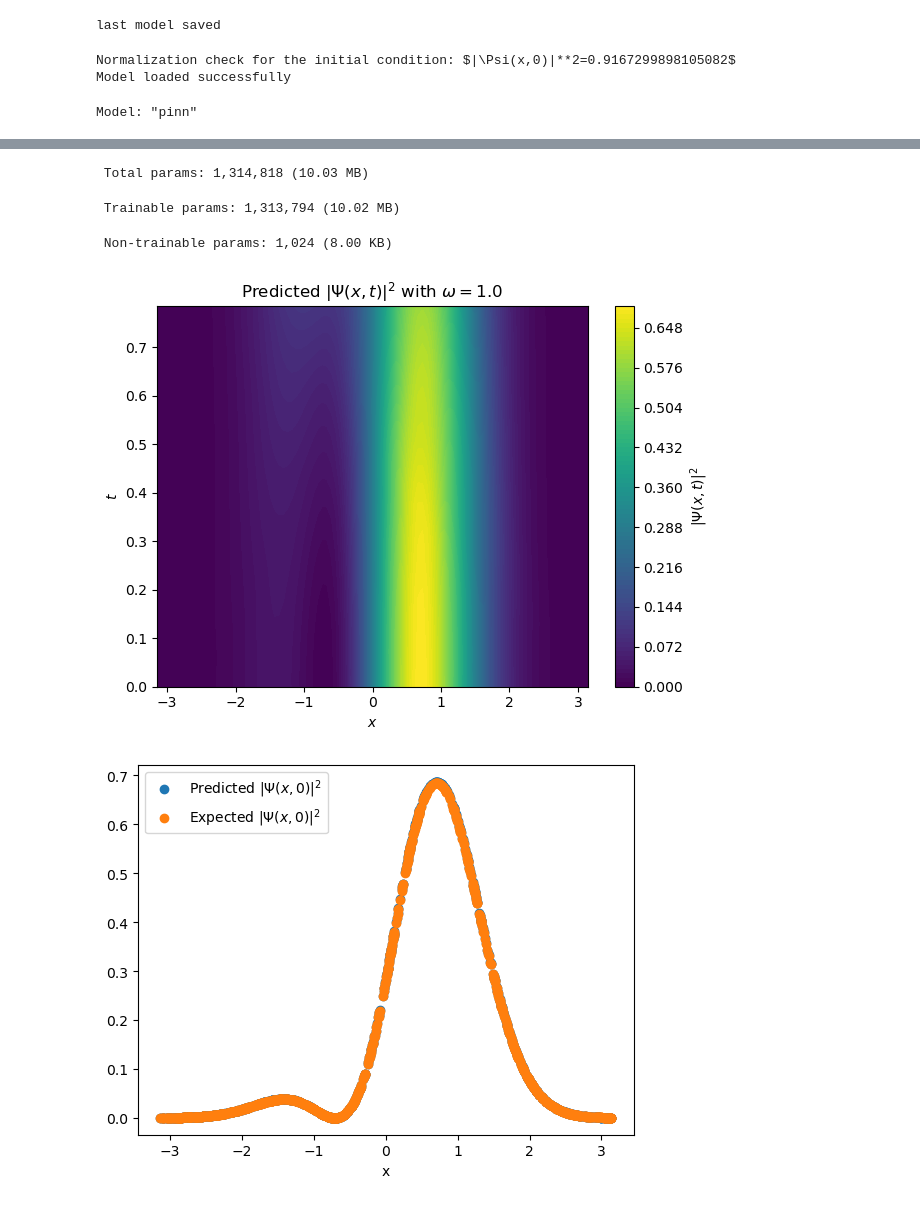
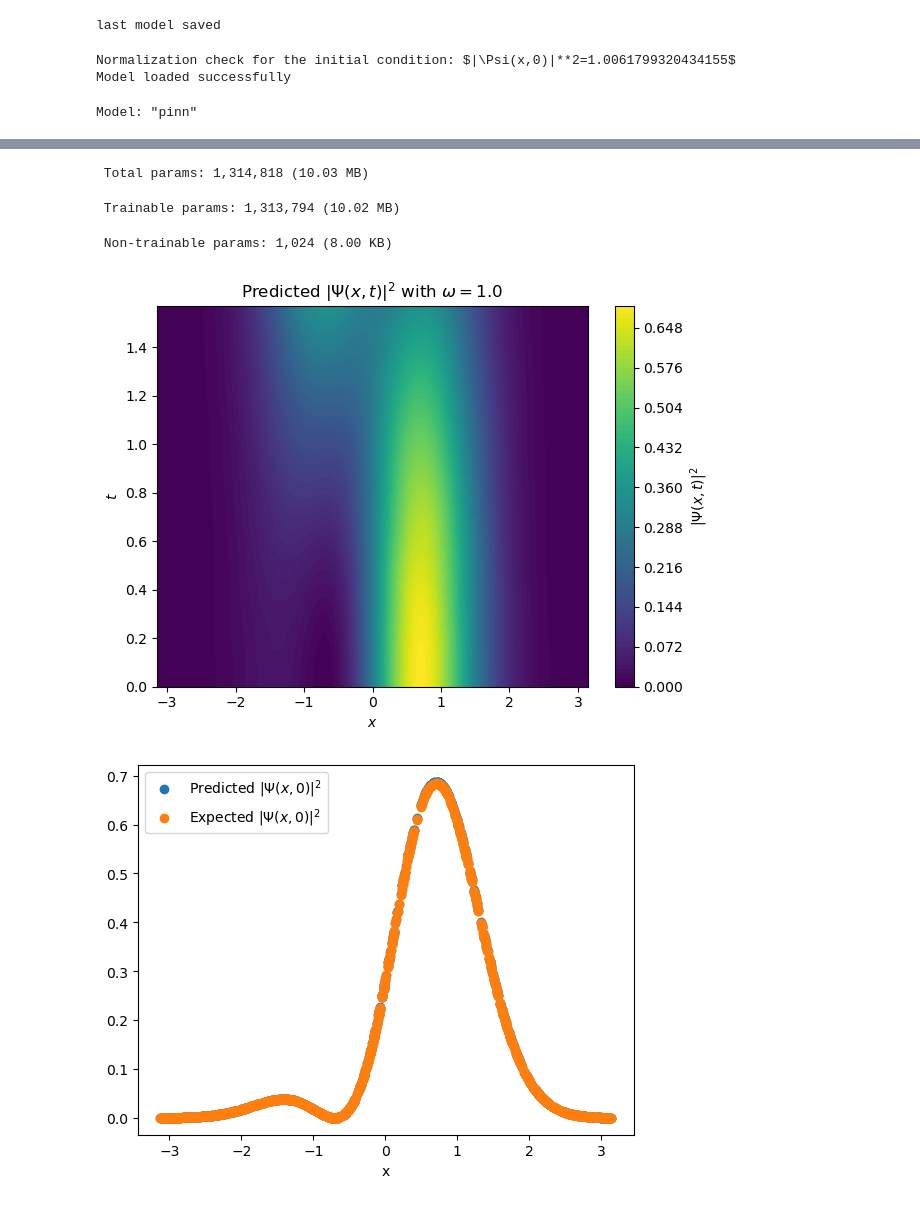
Before and after one commit to mrdchua/PINN-TDSE, a Jupyter notebook: TDSE-PHYS299/pinn-tdse-w1-s2.ipynb, the cells around one changed output, grey strips where cells are left out. Drawn from its saved outputs; the diff is of its cells as text; code cells hidden in the pictures.

```diff
--- a/TDSE-PHYS299/pinn-tdse-w1-s2.ipynb
+++ b/TDSE-PHYS299/pinn-tdse-w1-s2.ipynb
@@ -458,7 +518,7 @@ DTYPE = tf.float64
 w_choice = tf.constant(1.0, dtype=DTYPE)
 pi = tf.constant(np.pi, dtype=DTYPE)
 x_min, x_max = -pi, pi
-t_min, t_max = tf.constant(0.0, dtype=DTYPE), pi/4.0
+t_min, t_max = tf.constant(0.0, dtype=DTYPE), pi/2.0
 
 # scale inputs
 @tf.function
@@ -581,7 +641,7 @@ class PINN(tf.keras.Model):
         return cls(**config)
 
 # Load the model
-loaded_model = tf.keras.models.load_model('best_model_w1_s1.keras', custom_objects={'PINN': PINN})
+loaded_model = tf.keras.models.load_model('best_model_w1_s2.keras', custom_objects={'PINN': PINN})
 print("Model loaded successfully")
 
 loaded_model.summary()
@@ -650,7 +710,7 @@ plt.xlabel('t')
 plt.legend()
 plt.show()
 # %% [output]
-Normalization check for the initial condition: $|\Psi(x,0)|**2=0.9167299898105082$
+Normalization check for the initial condition: $|\Psi(x,0)|**2=1.0061799320434155$
 Model loaded successfully
 Model: "pinn"
 ┏━━━━━━━━━━━━━━━━━━━━━━━━━━━━━━━━━┳━━━━━━━━━━━━━━━━━━━━━━━━┳━━━━━━━━━━━━━━━┓
@@ -671,6 +731,6 @@ Model: "pinn"
 └─────────────────────────────────┴────────────────────────┴───────────────┘
  Total params: 1,314,818 (10.03 MB)
  Trainable params: 1,313,794 (10.02 MB)
  Non-trainable params: 1,024 (8.00 KB)
-[figure, old version]
+[figure, new version]
-[figure, old version]
+[figure, new version]
```
Also changed, not shown: parts of 3 cells of this notebook.
